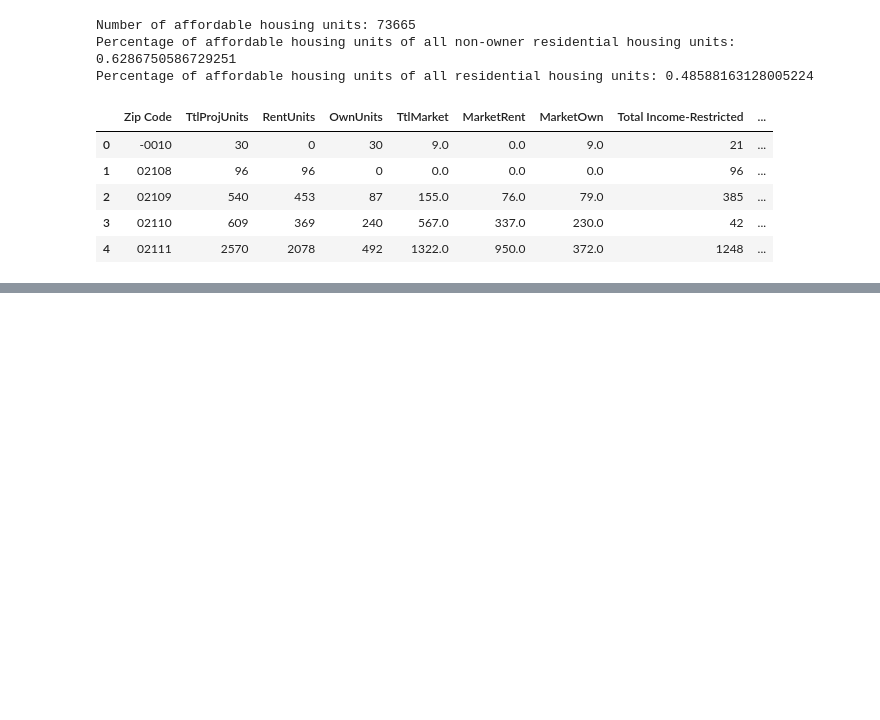
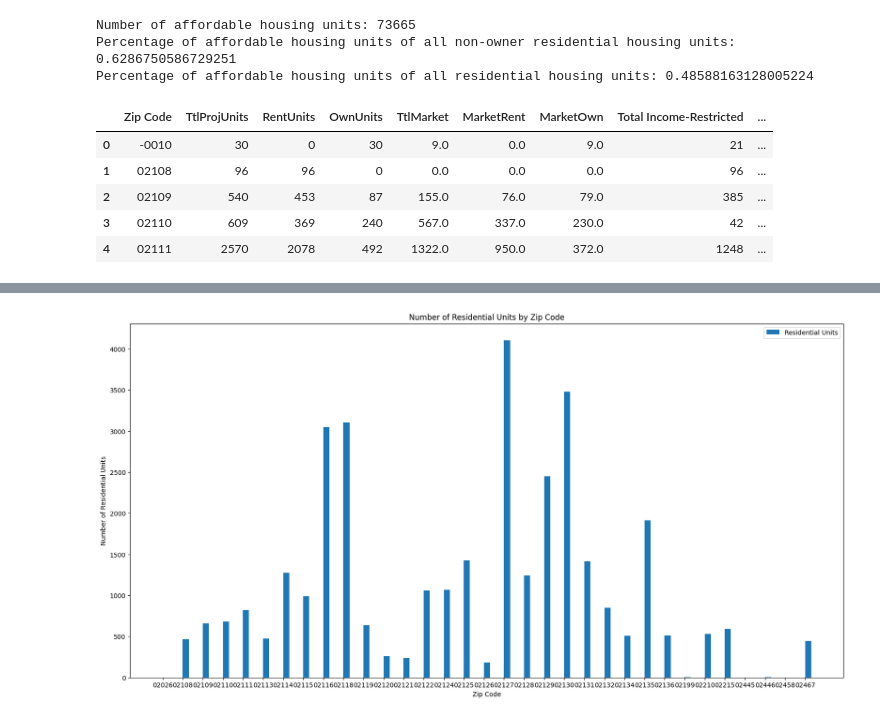
Before and after one commit to BU-Spark/ds-councilor-louijeune-small-landlord, a Jupyter notebook: analysis.ipynb, the cells around one changed output, grey strips where cells are left out. Drawn from its saved outputs; the diff is of its cells as text; code cells hidden in the pictures; blank space fills up the shorter version.

```diff
--- a/analysis.ipynb
+++ b/analysis.ipynb
@@ -75,0 +123,11 @@ afford_housing.head()
+# %%
+# Visualize zip code data on all_housing
+plt.figure(figsize=(20,10))
+plt.bar(owner_housing['ZIPCODE'], owner_housing['RES_UNITS'], label='Residential Units', width=0.3, align='edge')
+plt.xlabel('Zip Code')
+plt.ylabel('Number of Residential Units')
+plt.title('Number of Residential Units by Zip Code')
+plt.legend()
+plt.show()
+# %% [output]
+[figure, added]
```
Also changed, not shown: parts of 5 cells of this notebook, 4 other files.
